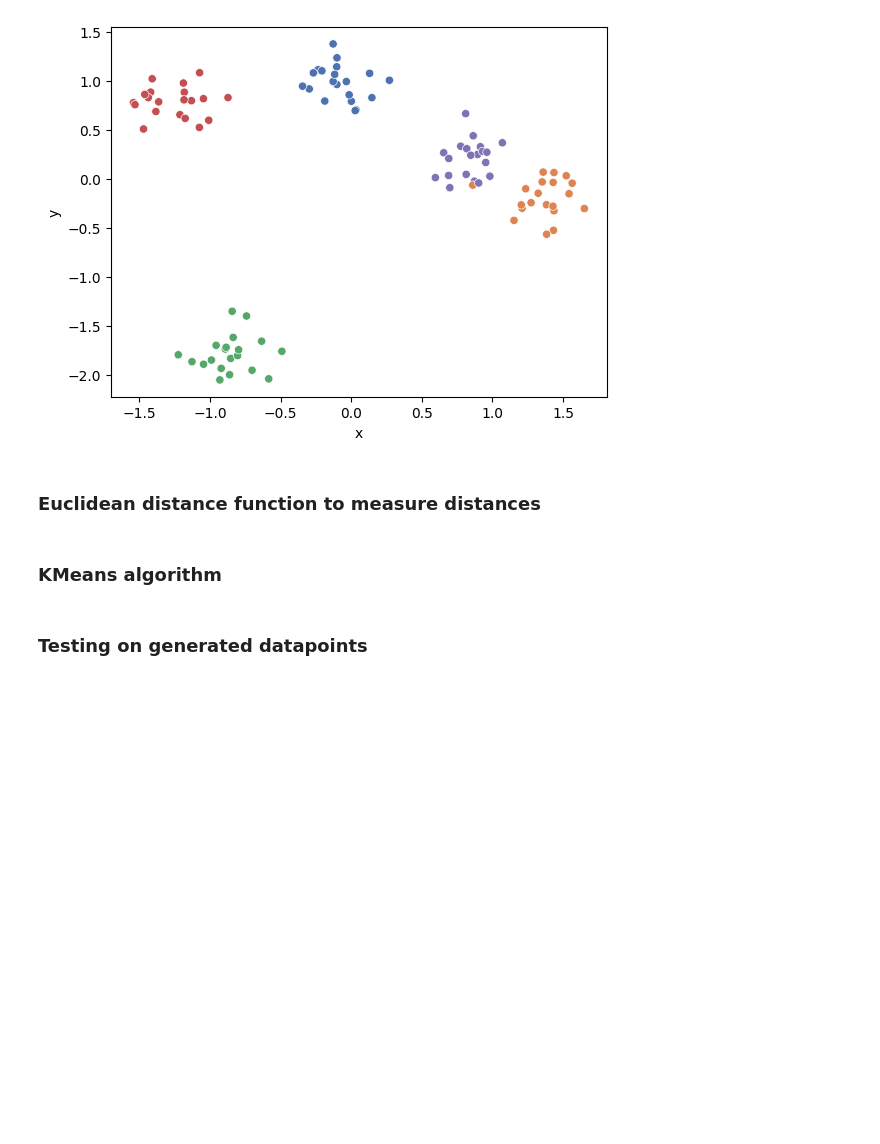
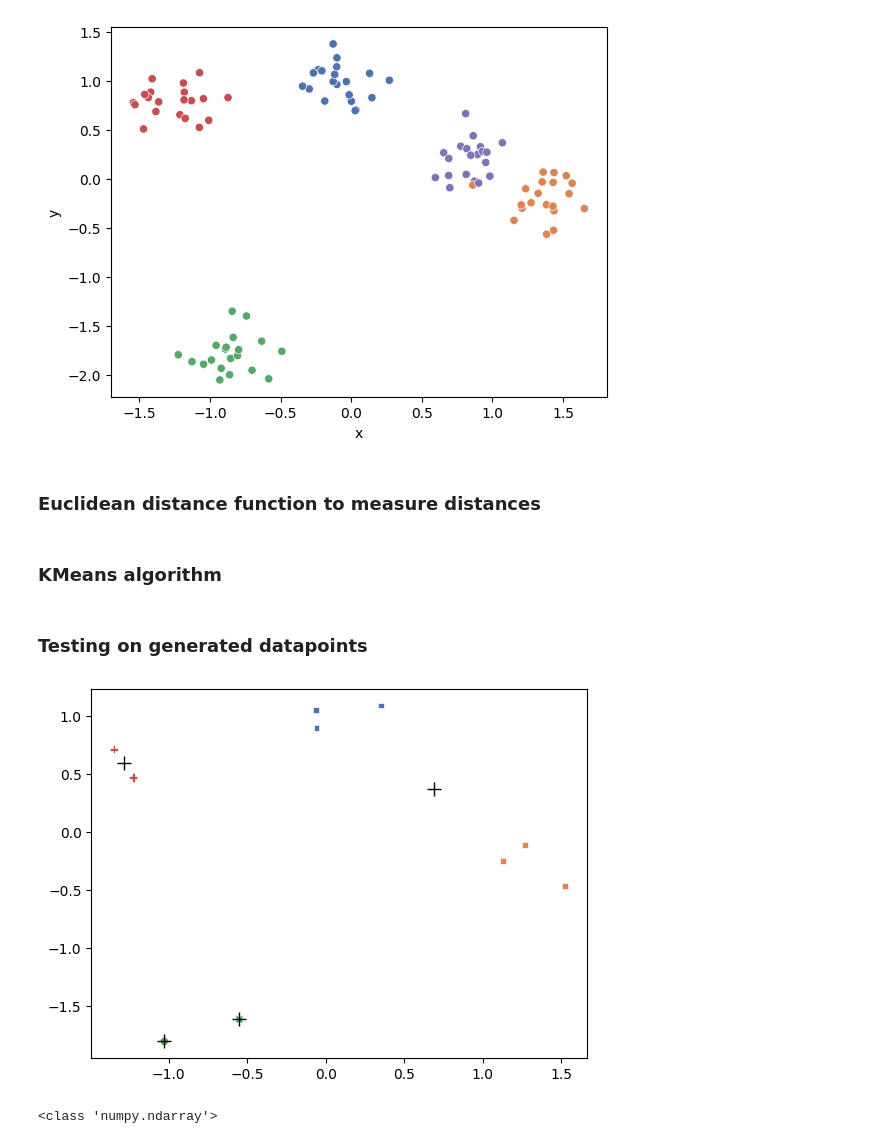
Before and after one commit to MnCSSJ4x/IIITB-Course-Recommendation-System, a Jupyter notebook: KMeans.ipynb, the cells around one changed output. Drawn from its saved outputs; the diff is of its cells as text; code cells hidden in the pictures; blank space fills up the shorter version.

Commit message:
fixed some bugs in KMeans

```diff
--- a/KMeans.ipynb
+++ b/KMeans.ipynb
@@ -83,28 +83,32 @@ class KMeans:
 # %% [markdown]
 ### Testing on generated datapoints
 # %%
-# # Create a dataset of 2D distributions
-# centers = 10
-# X_train, true_labels = make_blobs(n_samples=100, centers=centers, random_state=42)
-# X_train = StandardScaler().fit_transform(X_train)
-# # Fit centroids to dataset
-# kmeans = KMeans(n_clusters=centers)
-# kmeans.fit(X_train)
-# # View results
-# class_centers, classification = kmeans.evaluate(X_train)
-# sns.scatterplot(x=[X[0] for X in X_train],
-#                 y=[X[1] for X in X_train],
-#                 hue=true_labels,
-#                 style=classification,
-#                 palette="deep",
-#                 legend=None
-#                 )
-# plt.plot([x for x, _ in kmeans.centroids],
-#          [y for _, y in kmeans.centroids],
-#          'k+',
-#          markersize=10,
-#          )
-# plt.show()
+# Create a dataset of 2D distributions
+centers = 4
+X_train, true_labels = make_blobs(n_samples=10, centers=centers, random_state=42)
+X_train = StandardScaler().fit_transform(X_train)
+# Fit centroids to dataset
+kmeans = KMeans(n_clusters=centers)
+kmeans.fit(X_train)
+# View results
+class_centers, classification = kmeans.evaluate(X_train)
+sns.scatterplot(x=[X[0] for X in X_train],
+                y=[X[1] for X in X_train],
+                hue=true_labels,
+                style=classification,
+                palette="deep",
+                legend=None
+                )
+plt.plot([x for x, _ in kmeans.centroids],
+         [y for _, y in kmeans.centroids],
+         'k+',
+         markersize=10,
+         )
+plt.show()
+print(type(X_train))
+# %% [output]
+[figure, added]
+<class 'numpy.ndarray'>
 # %%
 df=pd.read_excel('Course Recommendation System(1-123).xlsx')
 df=df.drop(['ID','Start time','Completion time','Email','Name','Name(not mandatory)\n' ], axis=1).fillna(0)
```
Also changed, not shown: parts of 5 cells of this notebook.
